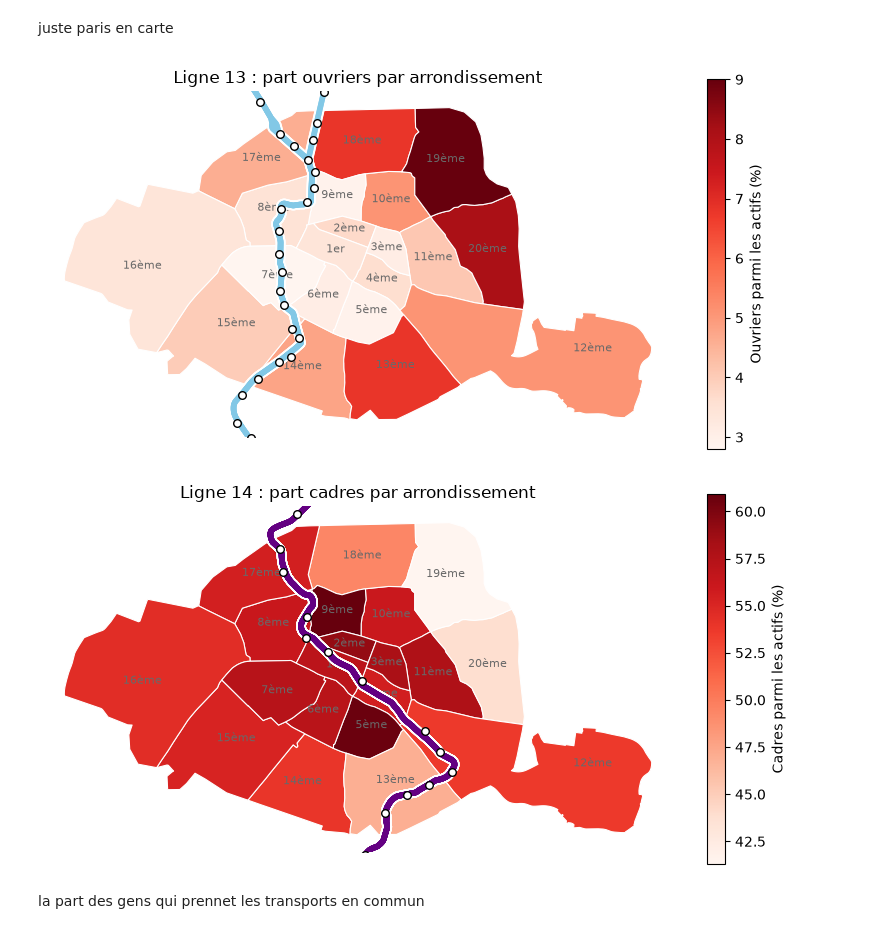
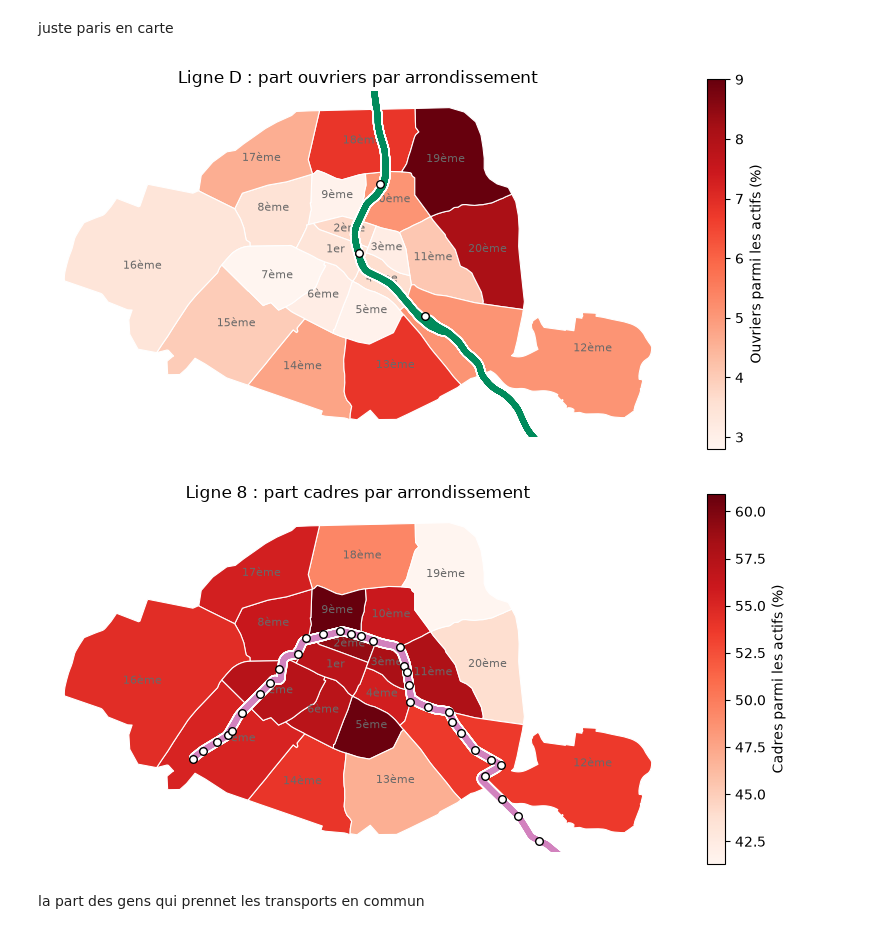
Before and after one commit to emmaganneval-proj/python_datascience_liuqi, a Jupyter notebook: exploration_donnees.ipynb, the cells around one changed output. Cells and saved outputs as stored; diff of their text form; code cells hidden in the pictures.

```diff
--- a/exploration_donnees.ipynb
+++ b/exploration_donnees.ipynb
@@ -463,11 +448,11 @@ def carte_ligne(num, indicateur="Ouvriers", cmap="Reds"):
     plt.show()
 # %%
 #CELLULE J
-carte_ligne("13")                                       # ouvriers (par défaut)
-carte_ligne("14", indicateur="Cadres")
+carte_ligne("D")                                       # ouvriers (par défaut)
+carte_ligne("8", indicateur="Cadres")
 # %% [output]
-[figure, old version]
+[figure, new version]
-[figure, old version]
+[figure, new version]
 # %% [markdown]
 la part des gens qui prennet les transports en commun
 # %%
```
Also changed, not shown: parts of 2 cells of this notebook.
